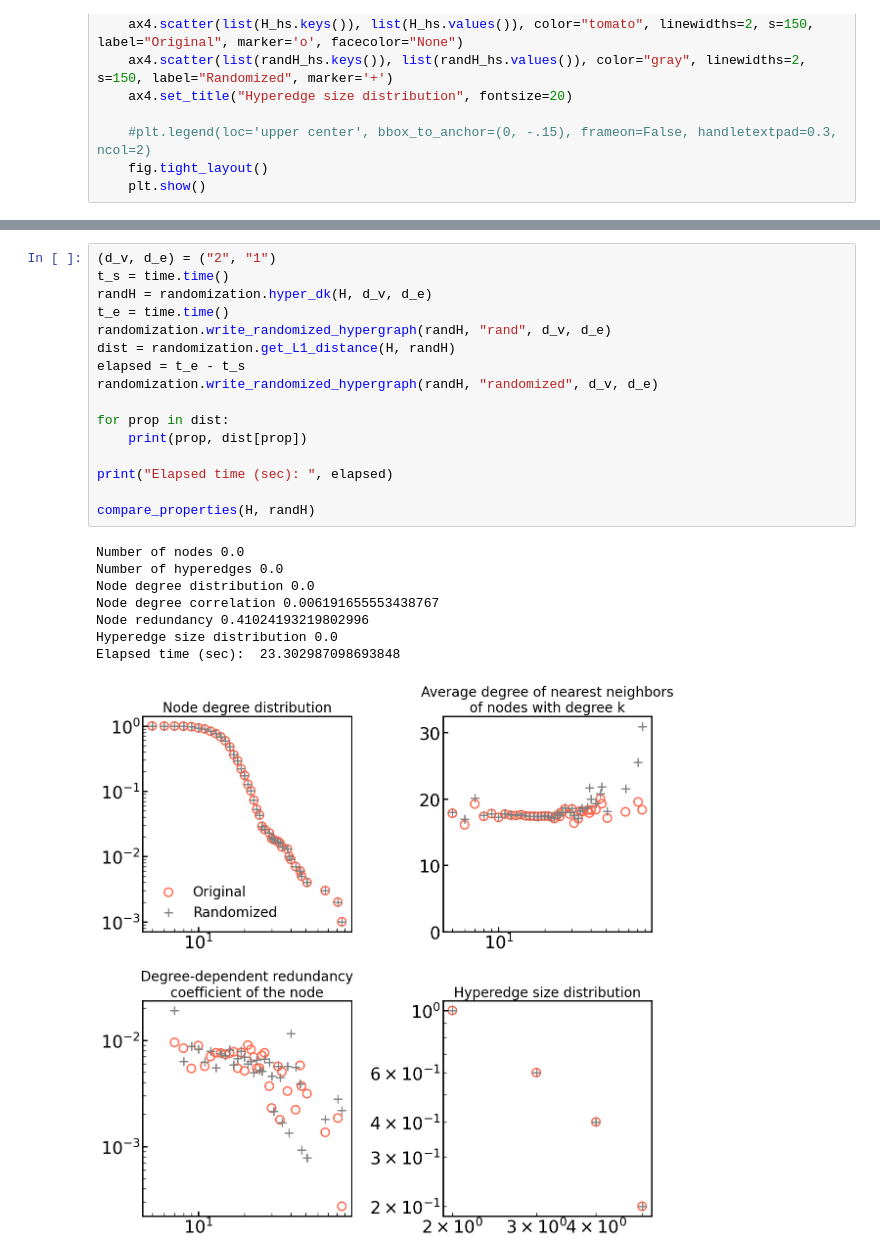
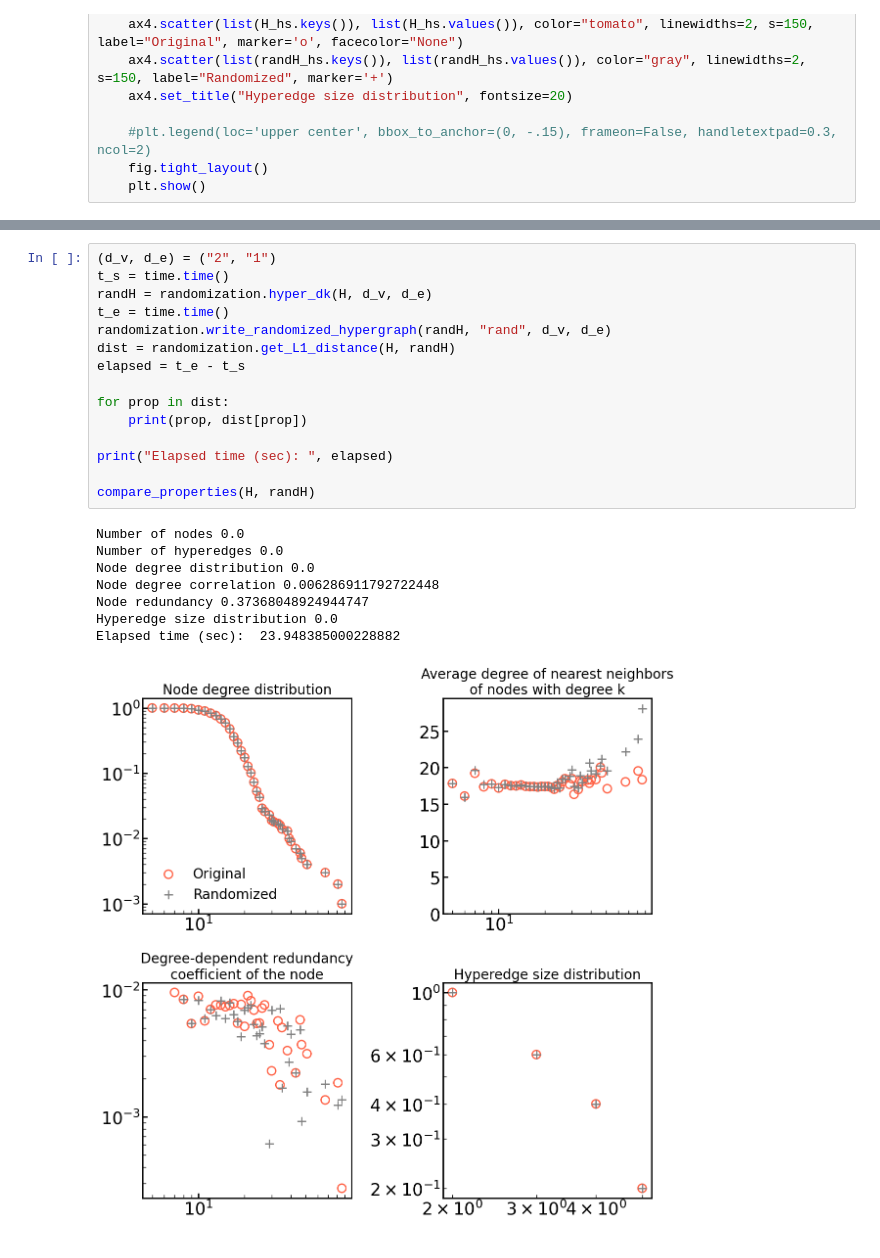
Before and after one commit to kazuibasou/hyper-dk-series, a Jupyter notebook: py/2_randomization.ipynb, the cells around one changed output, grey strips where cells are left out. Saved outputs shown, nothing was run; the diff lists cells and outputs as text.

```diff
--- a/py/2_randomization.ipynb
+++ b/py/2_randomization.ipynb
@@ -243,28 +265,27 @@ Elapsed time (sec):  0.02134108543395996
 # %%
 (d_v, d_e) = ("2", "1")
 t_s = time.time()
 randH = randomization.hyper_dk(H, d_v, d_e)
 t_e = time.time()
 randomization.write_randomized_hypergraph(randH, "rand", d_v, d_e)
 dist = randomization.get_L1_distance(H, randH)
 elapsed = t_e - t_s
-randomization.write_randomized_hypergraph(randH, "randomized", d_v, d_e)
 
 for prop in dist:
     print(prop, dist[prop])
 
 print("Elapsed time (sec): ", elapsed)
 
 compare_properties(H, randH)
 # %% [output]
 Number of nodes 0.0
 Number of hyperedges 0.0
 Node degree distribution 0.0
-Node degree correlation 0.006191655553438767
-Node redundancy 0.41024193219802996
+Node degree correlation 0.006286911792722448
+Node redundancy 0.37368048924944747
 Hyperedge size distribution 0.0
-Elapsed time (sec):  23.302987098693848
+Elapsed time (sec):  23.948385000228882
-[figure, old version]
+[figure, new version]
 # %%
 (d_v, d_e) = ("2.5", "1")
 t_s = time.time()
```
Also changed, not shown: parts of 23 cells of this notebook, 17 other files.
